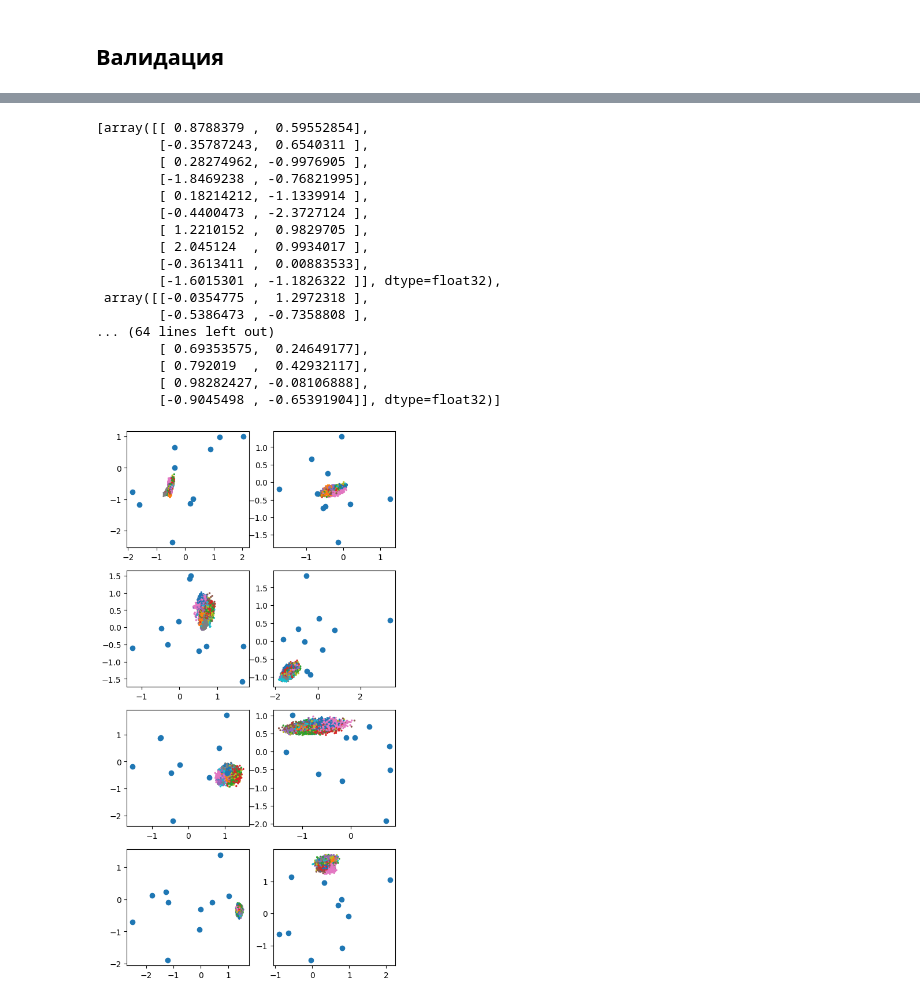
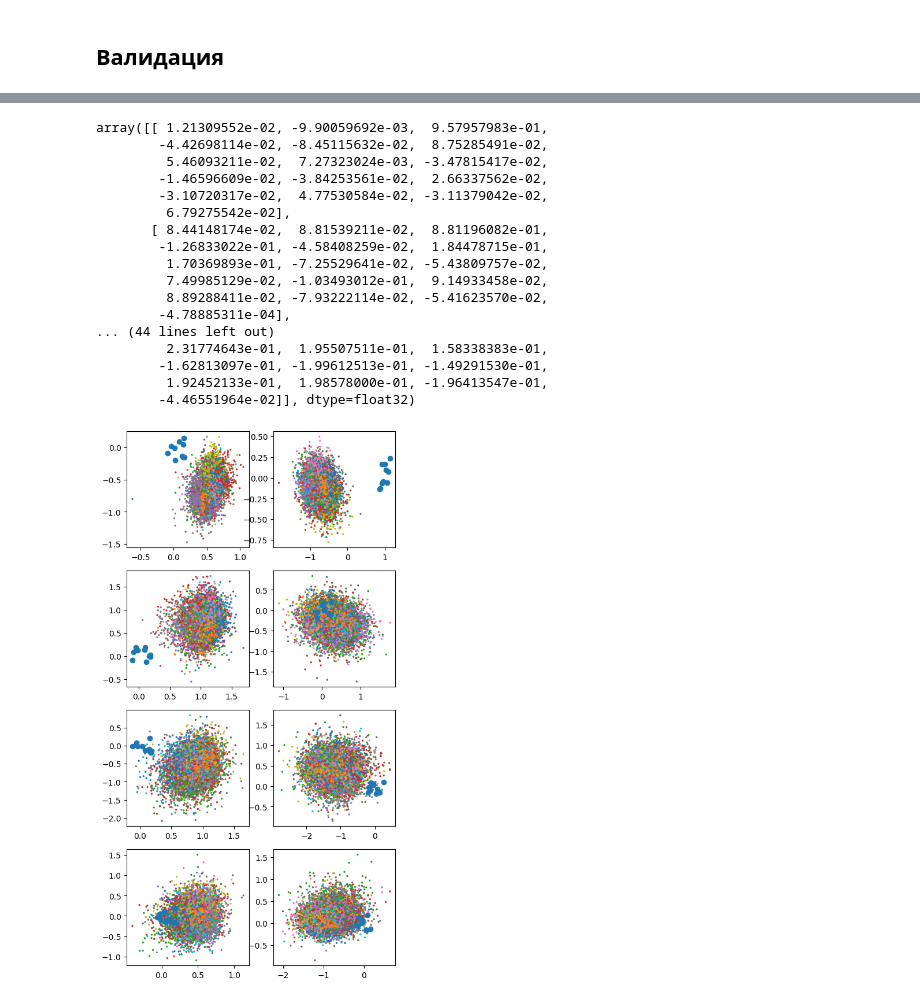
Before and after one commit to kenoma/pytorch-fuzzy, a Jupyter notebook: experiments_anomaly_detection_3.ipynb, the cells around one changed output, grey strips where cells are left out. Cells and saved outputs as stored; diff of their text form; code cells hidden in the pictures.

```diff
--- a/experiments_anomaly_detection_3.ipynb
+++ b/experiments_anomaly_detection_3.ipynb
@@ -24,7 +24,7 @@ nz = 100
 ngf = 32
 ngpu = 1
 
-niter = 100
+niter = 500
 
 prefix = f"fuzzy_gan_anomaly_detection"
 writer = SummaryWriter(f'runs/mnist/{prefix}_{datetime.now().strftime("%Y%m%d-%H%M%S")}')
@@ -284,17 +290,12 @@ fake_label = 1
 # %%
-def criterionD(predicted, target):
-    mod = torch.square(predicted)
-    cap_real = -mod.log().mean()
-    cap_fake =  mod.log().mean()
+def criterionDReal(predicted):
+    return torch.square(predicted - 1).mean()
 
-    retval = torch.where(target == real_label, cap_real, cap_fake)
-
-    return retval.mean()
+def criterionDFake(predicted):
+    return torch.square(predicted - 0.2).mean()
 
 def criterionG(predicted, epoch):
-    cap_g = torch.abs(predicted)
-
-    return -cap_g.log().max()
+    return torch.square(predicted - 0.8).mean() #-cap_g.log().max()
          #+ torch.square(predicted[:, fake_label] - 0.5).mean()#-torch.clamp(predicted, 0.0, 1.0).log().max()
 # %%
 def get_test_arate_distr(D):
@@ -344,21 +345,18 @@ for epoch in range(niter):
         netD.zero_grad()
         real_cpu = data[0].to(device)
         batch_size = real_cpu.size(0)
-        label = torch.full((batch_size,), real_label, device=device)
-
         output = netD(real_cpu)
-        errD_real = criterionD(output, label)
+        errD_real = criterionDReal(output)
         errD_real.backward()
-        D_x = output.mean().item()
+        #D_x = output.mean().item()
 
         # train with fake
         noise = torch.randn(batch_size, nz, 1, 1, device=device)
         fake = netG(noise)
-        label.fill_(fake_label)
         output = netD(fake.detach())
-        errD_fake = criterionD(output, label)
+        errD_fake = criterionDFake(output)
         errD_fake.backward()
-        D_G_z1 = output.mean().item()
+
         errD = errD_real + errD_fake
         #torch.nn.utils.clip_grad_norm_(netD.parameters(), 1)
         optimizerD.step()
@@ -369,7 +367,7 @@ for epoch in range(niter):
         output = netD(fake)
         errG = criterionG(output, epoch)
         errG.backward()
-        D_G_z2 = output.mean().item()
+        #D_G_z2 = output.mean().item()
         #torch.nn.utils.clip_grad_norm_(netG.parameters(), 1)
         optimizerG.step()
         report_loss_G += errG.item()
@@ -425,48 +437,48 @@ plt.show()
 # %%
-centroids_fz =[a[0].A.cpu().detach().numpy()[:,:,2] for a in D.fuzzy]
+centroids_fz =D.real[0].A.cpu().detach().numpy()[:,:,2]
 centroids_fz
 # %% [output]
-[array([[ 0.8788379 ,  0.59552854],
-        [-0.35787243,  0.6540311 ],
-        [ 0.28274962, -0.9976905 ],
-        [-1.8469238 , -0.76821995],
-        [ 0.18214212, -1.1339914 ],
-        [-0.4400473 , -2.3727124 ],
-        [ 1.2210152 ,  0.9829705 ],
-        [ 2.045124  ,  0.9934017 ],
-        [-0.3613411 ,  0.00883533],
-        [-1.6015301 , -1.1826322 ]], dtype=float32),
- array([[-0.0354775 ,  1.2972318 ],
-        [-0.5386473 , -0.7358808 ],
-... (64 lines left out)
-        [ 0.69353575,  0.24649177],
-        [ 0.792019  ,  0.42932117],
-        [ 0.98282427, -0.08106888],
-        [-0.9045498 , -0.65391904]], dtype=float32)]
+array([[ 1.21309552e-02, -9.90059692e-03,  9.57957983e-01,
+        -4.42698114e-02, -8.45115632e-02,  8.75285491e-02,
+         5.46093211e-02,  7.27323024e-03, -3.47815417e-02,
+        -1.46596609e-02, -3.84253561e-02,  2.66337562e-02,
+        -3.10720317e-02,  4.77530584e-02, -3.11379042e-02,
+         6.79275542e-02],
+       [ 8.44148174e-02,  8.81539211e-02,  8.81196082e-01,
+        -1.26833022e-01, -4.58408259e-02,  1.84478715e-01,
+         1.70369893e-01, -7.25529641e-02, -5.43809757e-02,
+         7.49985129e-02, -1.03493012e-01,  9.14933458e-02,
+         8.89288411e-02, -7.93222114e-02, -5.41623570e-02,
+        -4.78885311e-04],
+... (44 lines left out)
+         2.31774643e-01,  1.95507511e-01,  1.58338383e-01,
+        -1.62813097e-01, -1.99612513e-01, -1.49291530e-01,
+         1.92452133e-01,  1.98578000e-01, -1.96413547e-01,
+        -4.46551964e-02]], dtype=float32)
 # %%
 embedings = []
 labels_expected = []
 with torch.no_grad():
     for data, target in tqdm(test_loader, desc='Encoding'):
         data = data.view((-1,1,28,28)).to(device)
         embeding = D.main(data)
         embedings.append(embeding.cpu().numpy())
         labels_expected.append(np.argmax(target.squeeze(1).cpu().numpy(), axis=1))
 embedings = np.concatenate(embedings, axis=0)
 labels_expected = np.concatenate(labels_expected, axis=0)
 plt.figure(figsize=(6, 12))
 
 R, C = 4, 2
 cnt = 1
 for i in range(8):
     plt.subplot(R, C, cnt)
     cnt += 1
     plt.scatter(embedings[:, 2*i], embedings[:, 2*i+1], c=labels_expected, cmap='tab10', s=2)
-    plt.scatter(centroids_fz[i][:,0], centroids_fz[i][:,1])
+    plt.scatter(centroids_fz[:,2*i], centroids_fz[:,2*i+1])
 #plt.colorbar()
 plt.show()
 # %% [output]
-[figure, old version]
+[figure, new version]
 # %%
 embedings
 # %% [output]
```
Also changed, not shown: parts of 11 cells of this notebook.
